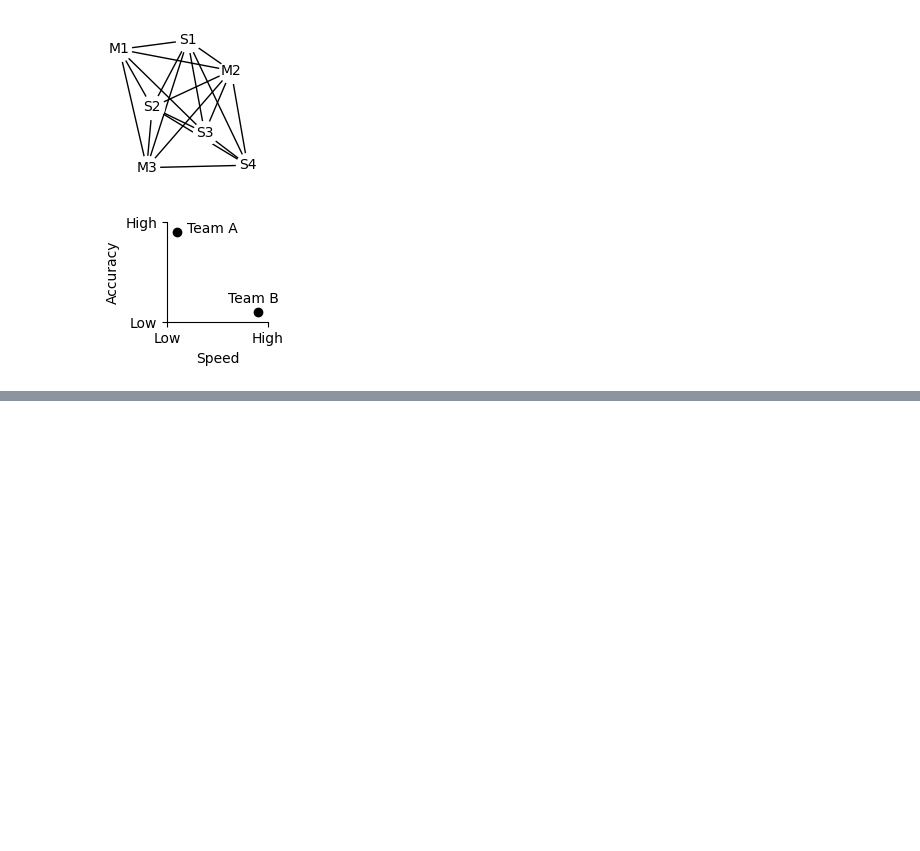
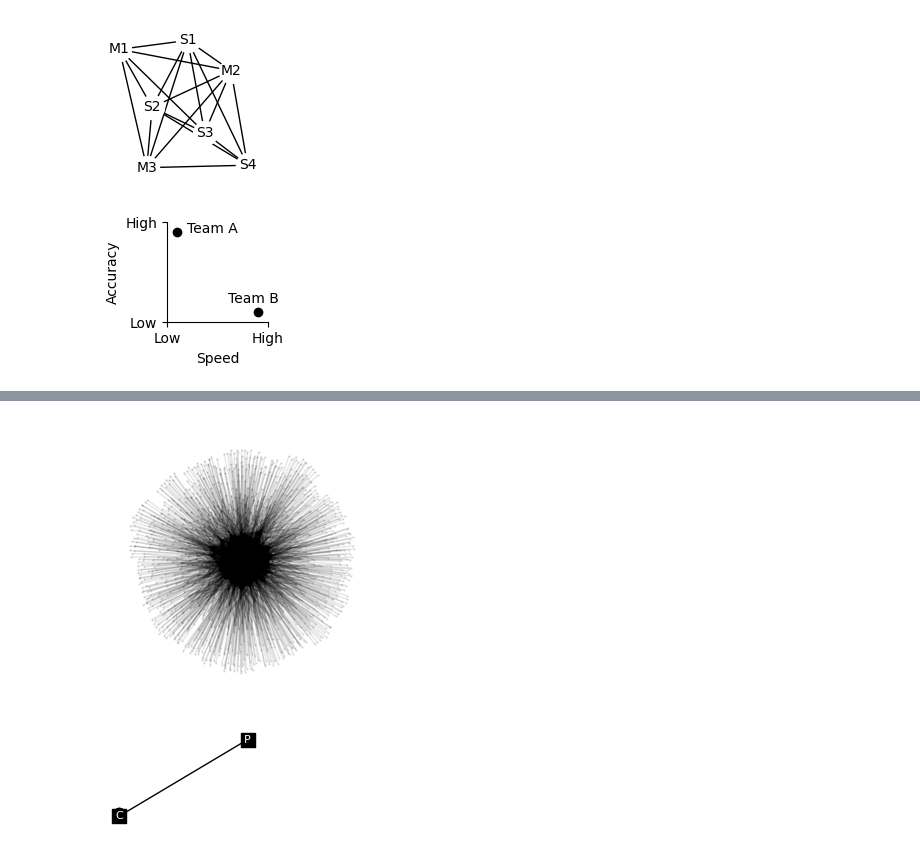
Before and after one commit to simoneSantoni/net-analysis-smm638, a Jupyter notebook: beamers/networkMechanisms/graph.ipynb, the cells around one changed output, grey strips where cells are left out. Cells and saved outputs as stored; diff of their text form; code cells hidden in the pictures; blank space fills up the shorter version.

```diff
--- a/beamers/networkMechanisms/graph.ipynb
+++ b/beamers/networkMechanisms/graph.ipynb
@@ -92,0 +131,35 @@ ModuleNotFoundError: No module named 'sklearn.mixture.gaussian_mixture'
+# %%
+g = nx.from_numpy_array(A)
+g = nx.subgraph(g, max(nx.connected_components(g), key=len))
+# %%
+pos = nx.kamada_kawai_layout(g)
+fig = plt.figure(figsize=(3.5, 3.5))
+ax = fig.add_subplot(111)
+nx.draw(g, node_color="k", alpha=0.1, ax=ax, node_size=0.5, with_labels=False)
+plt.savefig("images/cp_net.pgf", bbox_inches="tight", pad_inches=0)
+# %% [output]
+[figure, added]
+# %%
+g = nx.Graph()
+g.add_node("C")
+g.add_node("P")
+g.add_edge("C", "P")
+g.add_edge("C", "C")
+pos = {"C": (0, 0), "P": (1, 1)}
+fig = plt.figure(figsize=(2,1.2))
+ax = fig.add_subplot(111)
+nx.draw(
+    g,
+    pos=pos,
+    with_labels=True,
+    node_color="k",
+    node_shape="s",
+    font_color="w",
+    node_size=100,
+    font_size=8,
+    ax=ax,
+)
+# ax.text(1, 0.8, "C: core node; P: peripheral node")
+plt.savefig("images/reduce_form.pgf", bbox_inches="tight")
+# %% [output]
+[figure, added]
```
Also changed, not shown: parts of 6 cells of this notebook, 33 other files.
